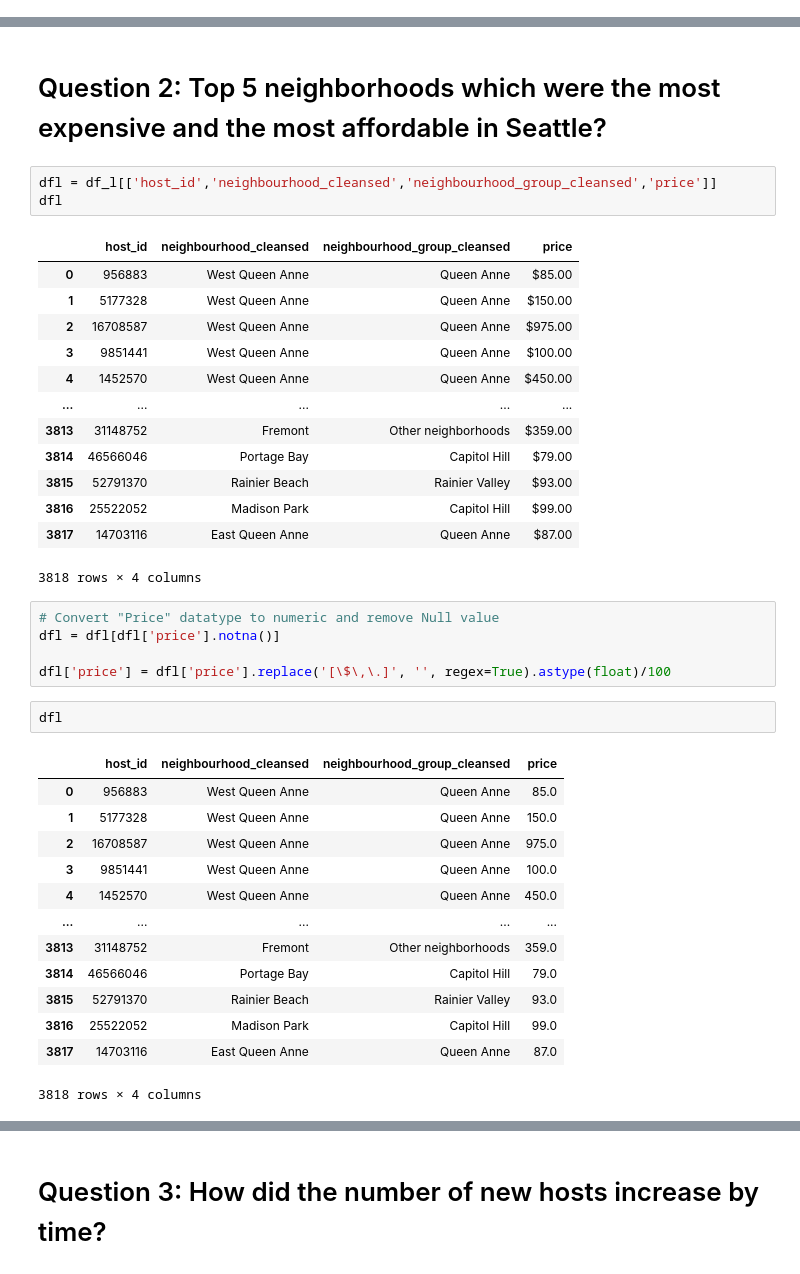
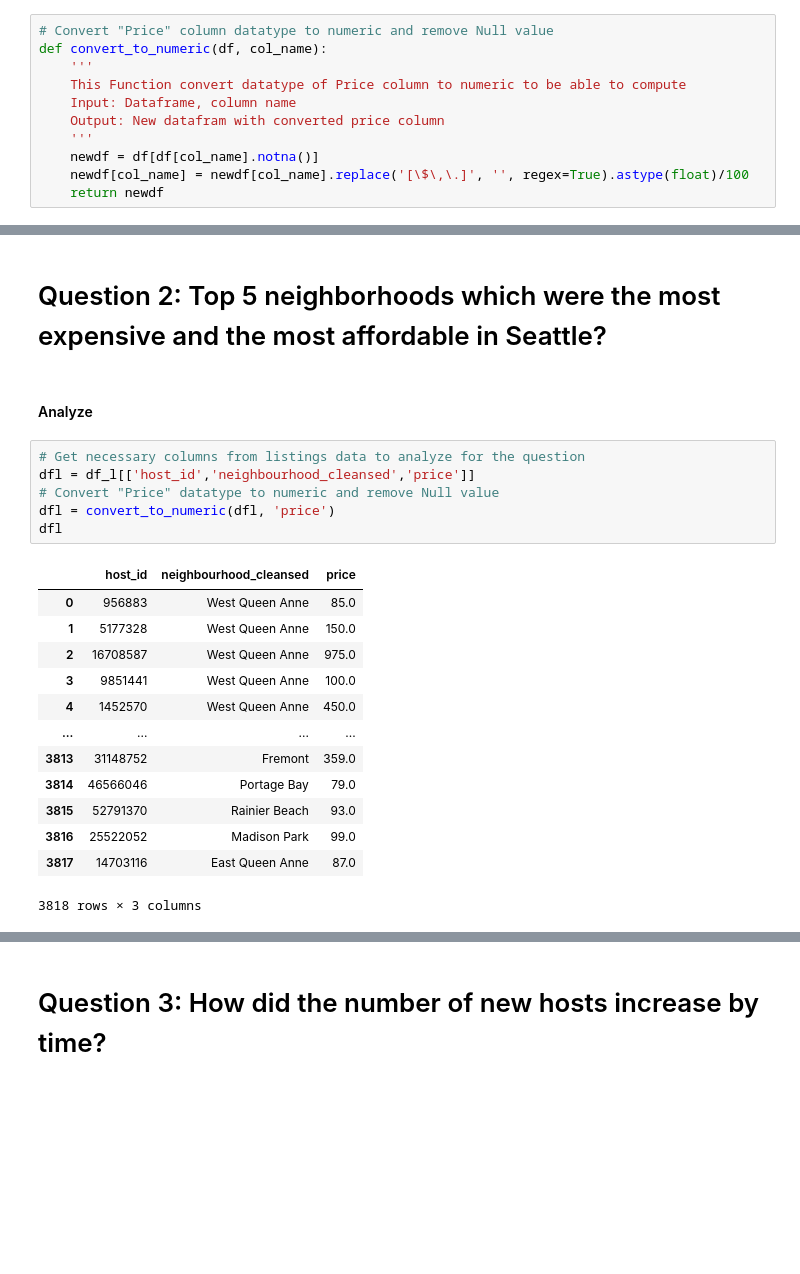
Before and after one commit to happyPrince169/Seattle_Data_Analysis, a Jupyter notebook: Seattle AirBnB.ipynb, the cells around one changed output, grey strips where cells are left out. Saved outputs shown, nothing was run; the diff lists cells and outputs as text; blank space fills up the shorter version.

```diff
--- a/Seattle AirBnB.ipynb
+++ b/Seattle AirBnB.ipynb
@@ -122,0 +130,11 @@ df_c.listing_id.nunique()
+# %%
+# Convert "Price" column datatype to numeric and remove Null value
+def convert_to_numeric(df, col_name):
+    '''
+    This Function convert datatype of Price column to numeric to be able to compute
+    Input: Dataframe, column name
+    Output: New datafram with converted price column
+    '''
+    newdf = df[df[col_name].notna()]
+    newdf[col_name] = newdf[col_name].replace('[\$\,\.]', '', regex=True).astype(float)/100
+    return newdf
@@ -237,41 +267,25 @@ plt.show()
 # %% [markdown]
 # Question 2: Top 5 neighborhoods which were the most expensive and the most affordable in Seattle?
+# %% [markdown]
+#### Analyze
 # %%
-dfl = df_l[['host_id','neighbourhood_cleansed','neighbourhood_group_cleansed','price']]
+# Get necessary columns from listings data to analyze for the question
+dfl = df_l[['host_id','neighbourhood_cleansed','price']]
+# Convert "Price" datatype to numeric and remove Null value
+dfl = convert_to_numeric(dfl, 'price')
 dfl
 # %% [output]
-|  | host_id | neighbourhood_cleansed | neighbourhood_group_cleansed | price |
-| 0 | 956883 | West Queen Anne | Queen Anne | $85.00 |
-| 1 | 5177328 | West Queen Anne | Queen Anne | $150.00 |
-| 2 | 16708587 | West Queen Anne | Queen Anne | $975.00 |
-| 3 | 9851441 | West Queen Anne | Queen Anne | $100.00 |
-| 4 | 1452570 | West Queen Anne | Queen Anne | $450.00 |
-| ... | ... | ... | ... | ... |
-| 3813 | 31148752 | Fremont | Other neighborhoods | $359.00 |
-| 3814 | 46566046 | Portage Bay | Capitol Hill | $79.00 |
-| 3815 | 52791370 | Rainier Beach | Rainier Valley | $93.00 |
-| 3816 | 25522052 | Madison Park | Capitol Hill | $99.00 |
-| 3817 | 14703116 | East Queen Anne | Queen Anne | $87.00 |
+|  | host_id | neighbourhood_cleansed | price |
+| 0 | 956883 | West Queen Anne | 85.0 |
+| 1 | 5177328 | West Queen Anne | 150.0 |
+| 2 | 16708587 | West Queen Anne | 975.0 |
+| 3 | 9851441 | West Queen Anne | 100.0 |
+| 4 | 1452570 | West Queen Anne | 450.0 |
+| ... | ... | ... | ... |
+| 3813 | 31148752 | Fremont | 359.0 |
+| 3814 | 46566046 | Portage Bay | 79.0 |
+| 3815 | 52791370 | Rainier Beach | 93.0 |
+| 3816 | 25522052 | Madison Park | 99.0 |
+| 3817 | 14703116 | East Queen Anne | 87.0 |
-3818 rows × 4 columns
+3818 rows × 3 columns
-# %%
-# Convert "Price" datatype to numeric and remove Null value
-dfl = dfl[dfl['price'].notna()]
-
-dfl['price'] = dfl['price'].replace('[\$\,\.]', '', regex=True).astype(float)/100
-# %%
-dfl
-# %% [output]
-|  | host_id | neighbourhood_cleansed | neighbourhood_group_cleansed | price |
-| 0 | 956883 | West Queen Anne | Queen Anne | 85.0 |
-| 1 | 5177328 | West Queen Anne | Queen Anne | 150.0 |
-| 2 | 16708587 | West Queen Anne | Queen Anne | 975.0 |
-| 3 | 9851441 | West Queen Anne | Queen Anne | 100.0 |
-| 4 | 1452570 | West Queen Anne | Queen Anne | 450.0 |
-| ... | ... | ... | ... | ... |
-| 3813 | 31148752 | Fremont | Other neighborhoods | 359.0 |
-| 3814 | 46566046 | Portage Bay | Capitol Hill | 79.0 |
-| 3815 | 52791370 | Rainier Beach | Rainier Valley | 93.0 |
-| 3816 | 25522052 | Madison Park | Capitol Hill | 99.0 |
-| 3817 | 14703116 | East Queen Anne | Queen Anne | 87.0 |
-3818 rows × 4 columns
 # %%
```
Also changed, not shown: parts of 45 cells of this notebook, 2 other files.
